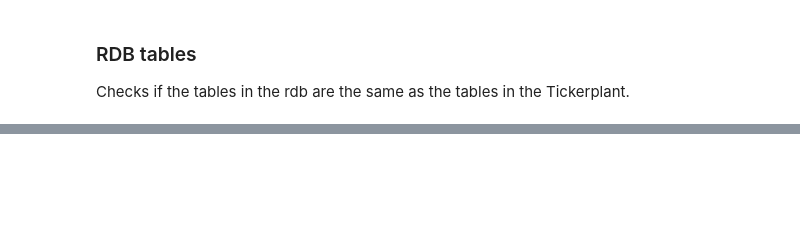
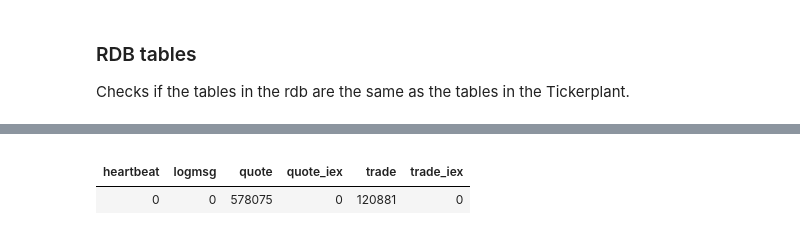
Before and after one commit to PeterSmiley/TorQ, a Jupyter notebook: test1.ipynb, the cells around one changed output, grey strips where cells are left out. Cells and saved outputs as stored; diff of their text form; code cells hidden in the pictures; blank space fills up the shorter version.

```diff
--- a/test1.ipynb
+++ b/test1.ipynb
@@ -170,0 +214,6 @@ Checks if the tables in the rdb are the same as the tables in the Tickerplant.
+# %%
+tptordb.set_index(tptordb.columns.tolist())
+# %% [output]
+|  |  |  |  |  |  |
+| heartbeat | logmsg | quote | quote_iex | trade | trade_iex |
+| 0 | 0 | 578075 | 0 | 120881 | 0 |
```
Also changed, not shown: parts of 22 cells of this notebook.
